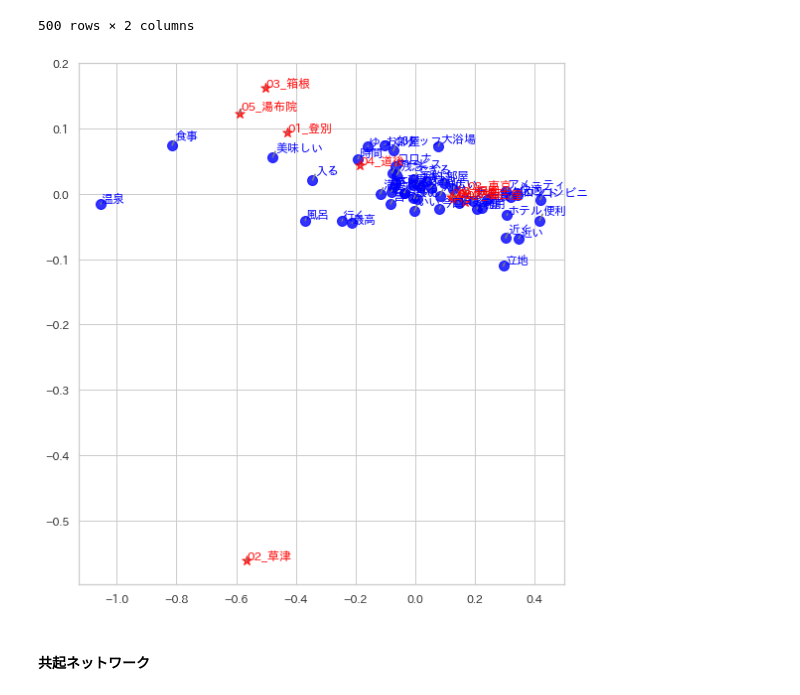
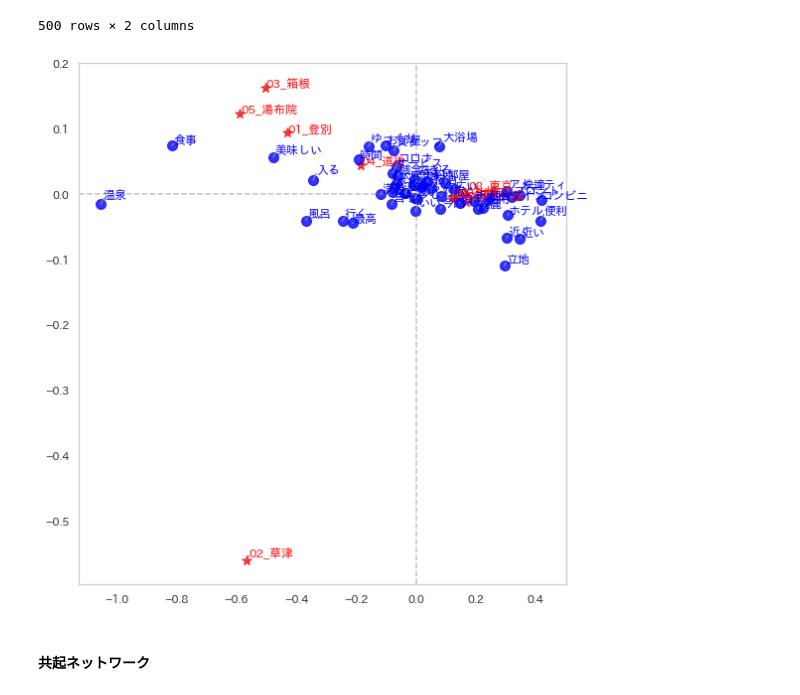
Before and after one commit to haradatm/lecture, a Jupyter notebook: gssm-202107/05-colab/fetch_and_analysis/rakuten_example.ipynb, the cells around one changed output. Cells and saved outputs as stored; diff of their text form; code cells hidden in the pictures.

```diff
--- a/gssm-202107/05-colab/fetch_and_analysis/rakuten_example.ipynb
+++ b/gssm-202107/05-colab/fetch_and_analysis/rakuten_example.ipynb
@@ -485,28 +485,31 @@ result_col
 # %%
 import random
 
 plt.figure(figsize=(8,8))
 
 tf = bag.toarray().sum(axis=0)
 top_tf = tf.argsort()[:-50:-1]
 
-# 表頭
+# 行方向のプロット (外部変数)
+plt.scatter(result_row[0], result_row[1], s=100, marker="*", c="red", alpha=0.8)
+for i in range(result_row.shape[0]):
+    r = random.random() * 0.01
+    plt.text(result_row.iloc[i, 0]+r, result_row.iloc[i, 1]+r, result_row.index[i], c="red")
+    plt.plot([result_row.iloc[i, 0]+r, result_row.iloc[i, 0]], [result_row.iloc[i, 1]+r, result_row.iloc[i, 1]], c="gray")
+
+# 列方向のプロット (単語)
 plt.scatter(result_col.iloc[top_tf, 0], result_col.iloc[top_tf, 1], s=100, marker="o", c="blue", alpha=0.8)
 for i in top_tf:
     r = random.random() * 0.01
     plt.text(result_col.iloc[i, 0]+r, result_col.iloc[i, 1]+r, result_col.index[i], c="blue")
     plt.plot([result_col.iloc[i, 0]+r, result_col.iloc[i, 0]], [result_col.iloc[i, 1]+r, result_col.iloc[i, 1]], c="gray")
 
-# 表側
-plt.scatter(result_row[0], result_row[1], s=100, marker="*", c="red", alpha=0.8)
-for i in range(result_row.shape[0]):
-    r = random.random() * 0.01
-    plt.text(result_row.iloc[i, 0]+r, result_row.iloc[i, 1]+r, result_row.index[i], c="red")
-    plt.plot([result_row.iloc[i, 0]+r, result_row.iloc[i, 0]], [result_row.iloc[i, 1]+r, result_row.iloc[i, 1]], c="gray")
-
+plt.axhline(0, c="gray", ls='--', alpha=0.5)
+plt.axvline(0, c="gray", ls='--', alpha=0.5)
+plt.grid(False)
 plt.tight_layout()
 # %% [output]
-[figure, old version]
+[figure, new version]
 # %% [markdown]
 #### 共起ネットワーク
 # %%
```
Also changed, not shown: parts of 9 cells of this notebook, 1 other file.
